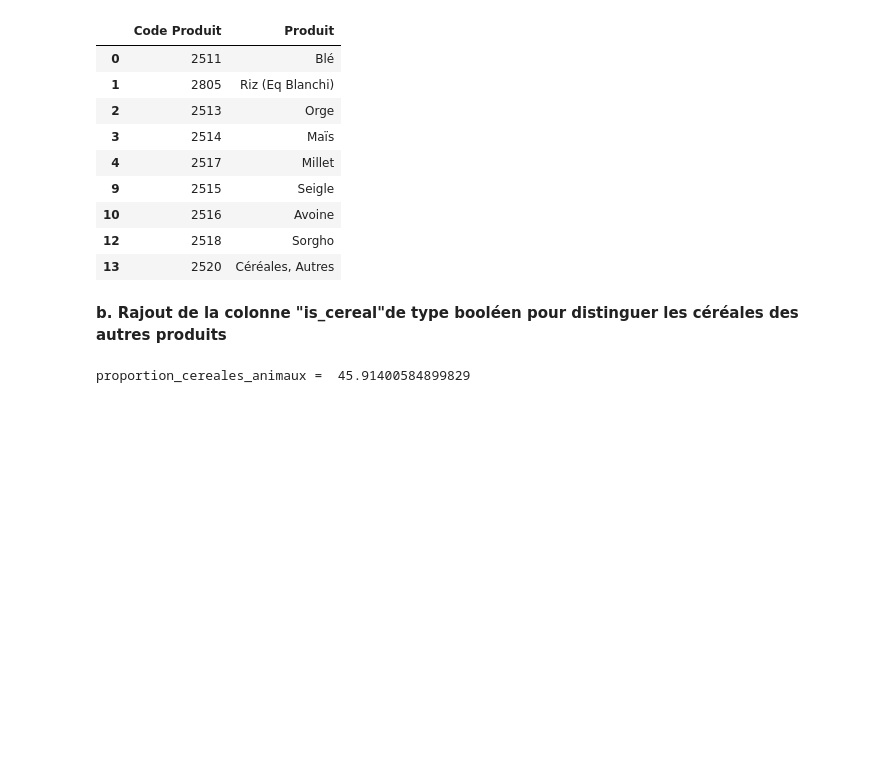
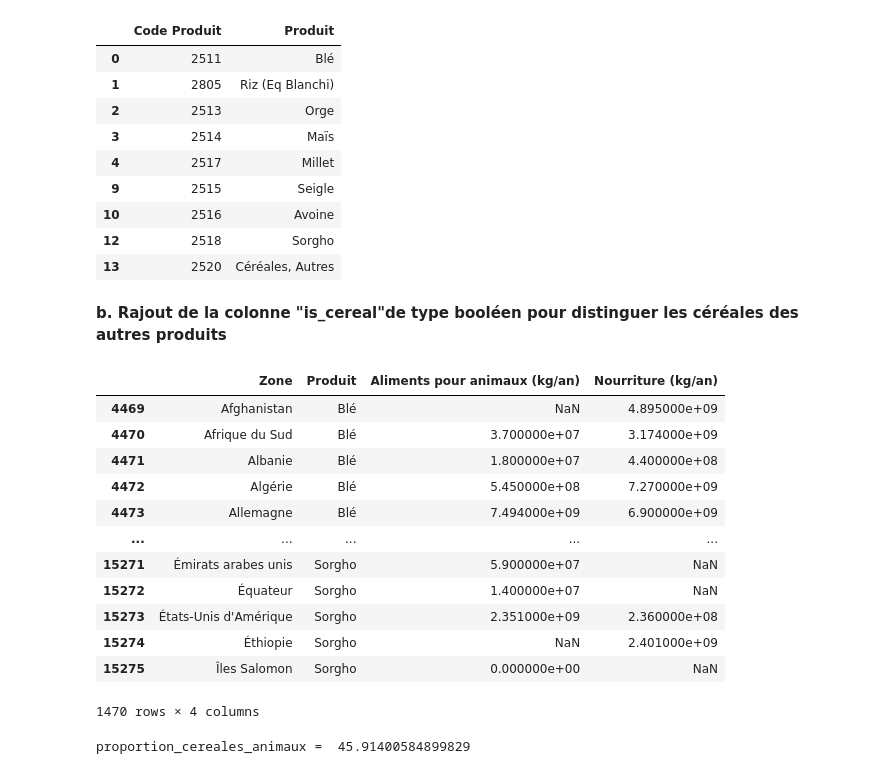
Before and after one commit to boublenza/Formation_OC, a Jupyter notebook: Projet3.ipynb, the cells around one changed output. Cells and saved outputs as stored; diff of their text form; code cells hidden in the pictures; blank space fills up the shorter version.

```diff
--- a/Projet3.ipynb
+++ b/Projet3.ipynb
@@ -577,4 +577,4 @@ type_cereal = df_type_cereal["Produit"].tolist()
 df_prinicpale['is_cereal'] = df_prinicpale['Produit'].apply(lambda x:True if x in type_cereal else False)
 # %%
 df_prinicpale_cereal = df_prinicpale[df_prinicpale['is_cereal']==True].copy()
-df_prinicpale_cereal = df_prinicpale_cereal[['Zone','Produit','Aliments pour animaux (kg/an)', 'Nourriture (kg/an)']].copy()
+# df_prinicpale_cereal = df_prinicpale_cereal[['Zone','Produit','Aliments pour animaux (kg/an)', 'Nourriture (kg/an)']].copy()
@@ -583,3 +581,19 @@ df_prinicpale_cereal = df_prinicpale_cereal[['Zone','Produit','Aliments pour ani
+# %%
+df_prinicpale_cereal[['Zone','Produit','Aliments pour animaux (kg/an)', 'Nourriture (kg/an)']]
+# %% [output]
+|  | Zone | Produit | Aliments pour animaux (kg/an) | Nourriture (kg/an) |
+| 4469 | Afghanistan | Blé | NaN | 4.895000e+09 |
+| 4470 | Afrique du Sud | Blé | 3.700000e+07 | 3.174000e+09 |
+| 4471 | Albanie | Blé | 1.800000e+07 | 4.400000e+08 |
+| 4472 | Algérie | Blé | 5.450000e+08 | 7.270000e+09 |
+| 4473 | Allemagne | Blé | 7.494000e+09 | 6.900000e+09 |
+| ... | ... | ... | ... | ... |
+| 15271 | Émirats arabes unis | Sorgho | 5.900000e+07 | NaN |
+| 15272 | Équateur | Sorgho | 1.400000e+07 | NaN |
+| 15273 | États-Unis d'Amérique | Sorgho | 2.351000e+09 | 2.360000e+08 |
+| 15274 | Éthiopie | Sorgho | NaN | 2.401000e+09 |
+| 15275 | Îles Salomon | Sorgho | 0.000000e+00 | NaN |
+1470 rows × 4 columns
 # %%
 cereales_animaux = df_prinicpale_cereal['Aliments pour animaux (kg/an)'].sum()
 cereales_nourriture = df_prinicpale_cereal['Nourriture (kg/an)'].sum()
```
Also changed, not shown: parts of 17 cells of this notebook.
